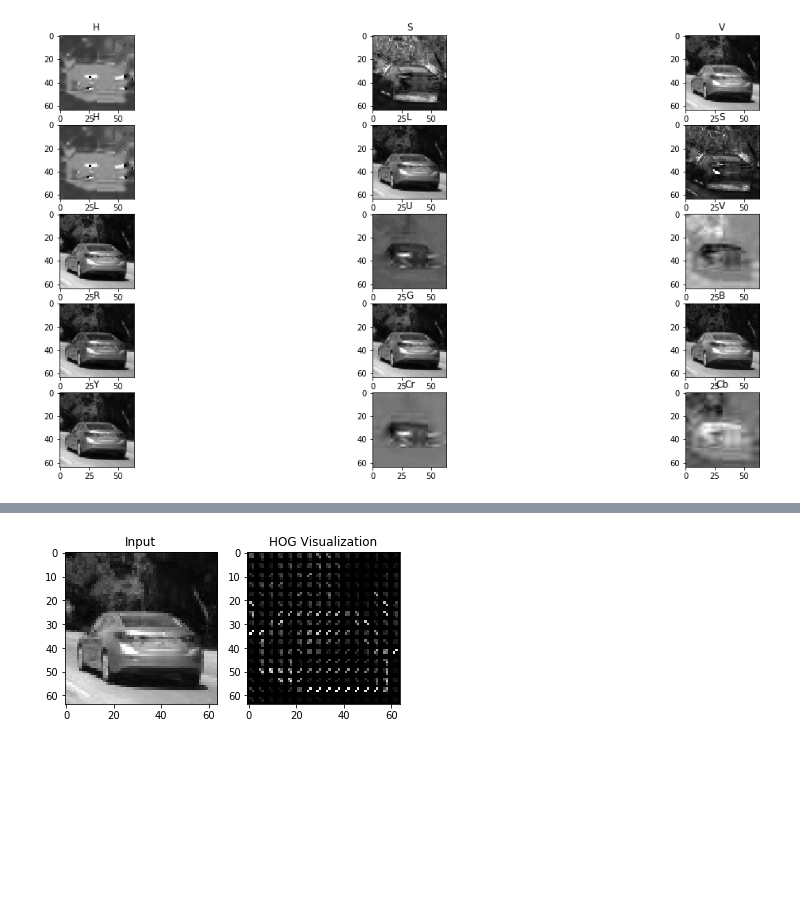
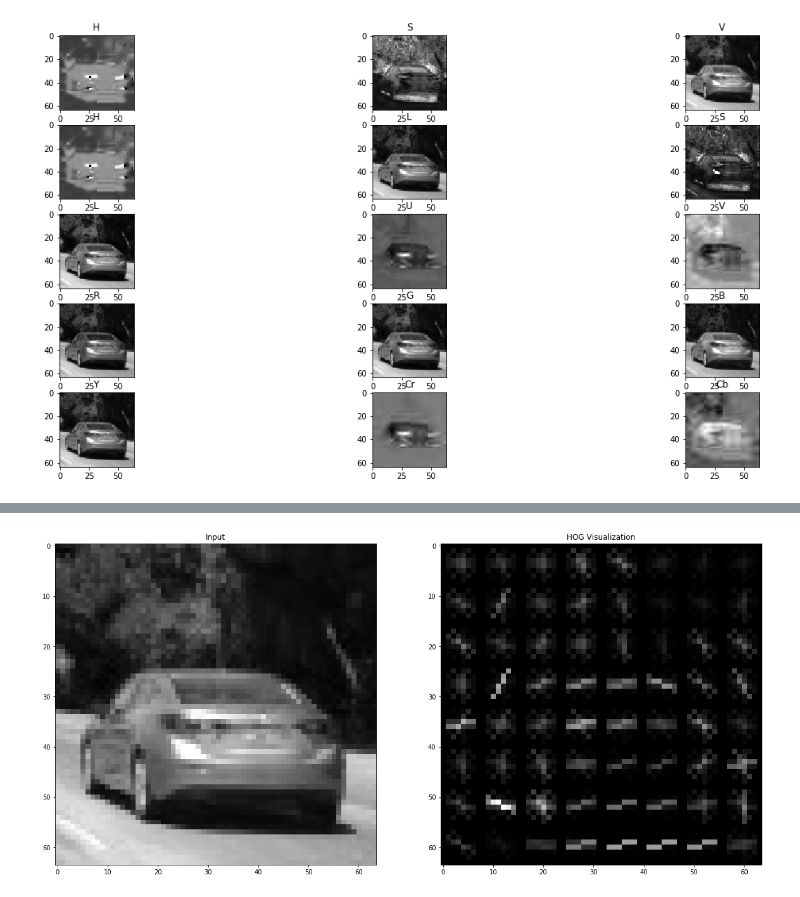
Before and after one commit to ryanchyshyn/vehicle_detection, a Jupyter notebook: pipeline.ipynb, the cells around one changed output, grey strips where cells are left out. Saved outputs shown, nothing was run; the diff lists cells and outputs as text; code cells hidden in the pictures; blank space fills up the shorter version.

```diff
--- a/pipeline.ipynb
+++ b/pipeline.ipynb
@@ -399,13 +609,3 @@ plt.show()
 # %% [output]
 [figure]
 [figure]
-# %%
-f, ((ax1, ax2)) = plt.subplots(1, 2, figsize=(20,10))
-
-ax1.set_title('1')
-ax1.imshow(get_red_image(cv2.cvtColor(cv2.imread("data/yes1.jpg"), cv2.COLOR_BGR2RGB)), cmap='gray')
-
-ax2.set_title('2')
-ax2.imshow(get_red_image(cv2.cvtColor(cv2.imread("data/yes2.jpg"), cv2.COLOR_BGR2RGB)), cmap='gray')
-
-plt.show()
@@ -457,22 +612,19 @@ plt.show()
 # %%
+img = cv2.cvtColor(cv2.imread("test_images/yes1.jpg"), cv2.COLOR_BGR2RGB)
+
+hsv = cv2.cvtColor(img, cv2.COLOR_RGB2HSV)
 in_img = hsv[:,:,2]
 
-orient = 5
-pix_per_cell = 4
-cell_per_block = 2
 # Call our function with vis=True to see an image output
 features, hog_image = get_hog_features(in_img, orient, pix_per_cell, cell_per_block, vis=True, feature_vec=False)
 
+f, ((ax1, ax2)) = plt.subplots(1, 2, figsize=(20,10))
+ax1.imshow(in_img, cmap='gray')
+ax1.set_title('Input')
 
-# Plot the examples
-fig = plt.figure()
-plt.subplot(121)
-plt.imshow(in_img, cmap='gray')
-plt.title('Input')
-plt.subplot(122)
-plt.imshow(hog_image, cmap='gray')
-plt.title('HOG Visualization')
+ax2.imshow(hog_image, cmap='gray')
+ax2.set_title('HOG Visualization')
 
 plt.show()
 # %% [output]
-[figure, old version]
+[figure, new version]
```
Also changed, not shown: parts of 17 cells of this notebook, 6 other files.
